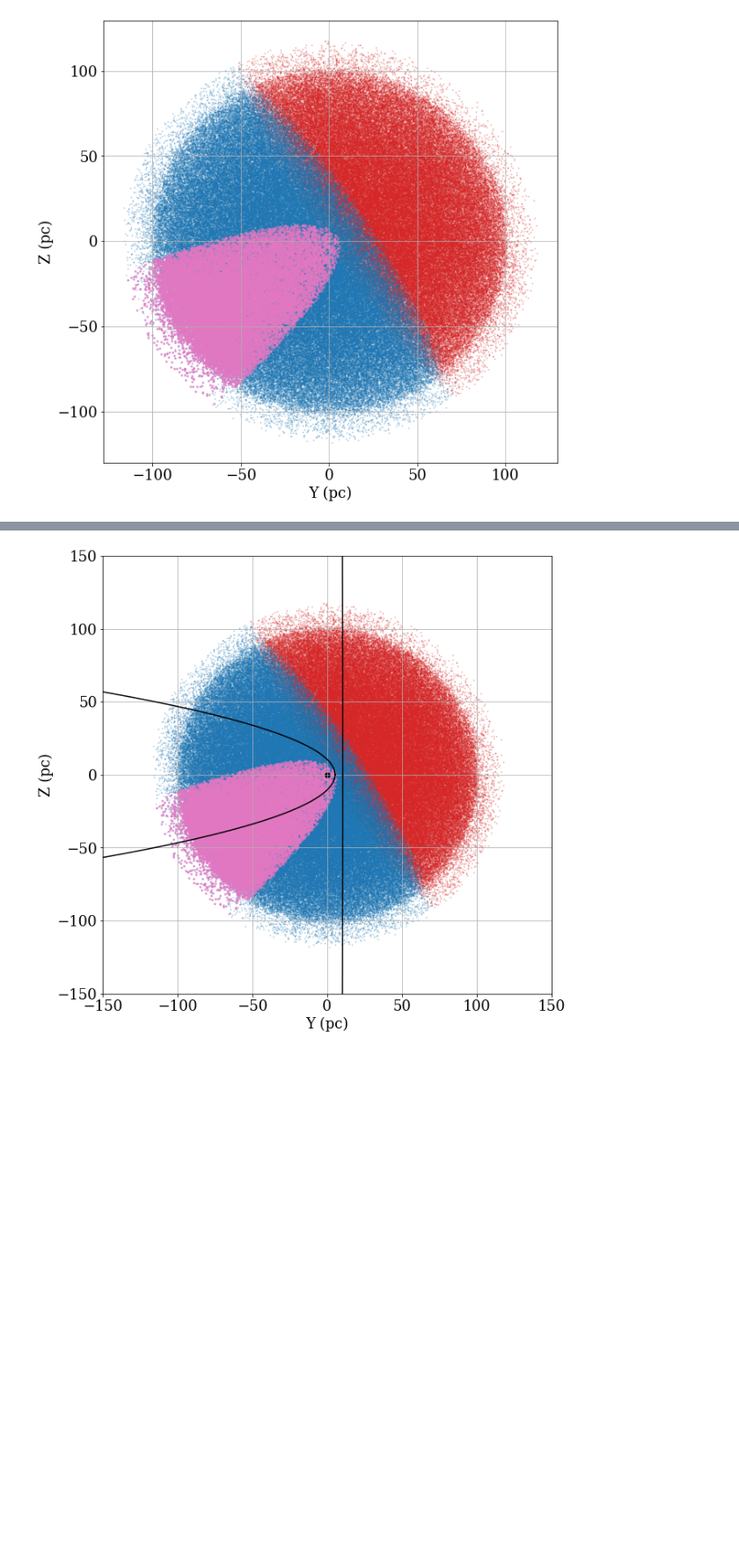
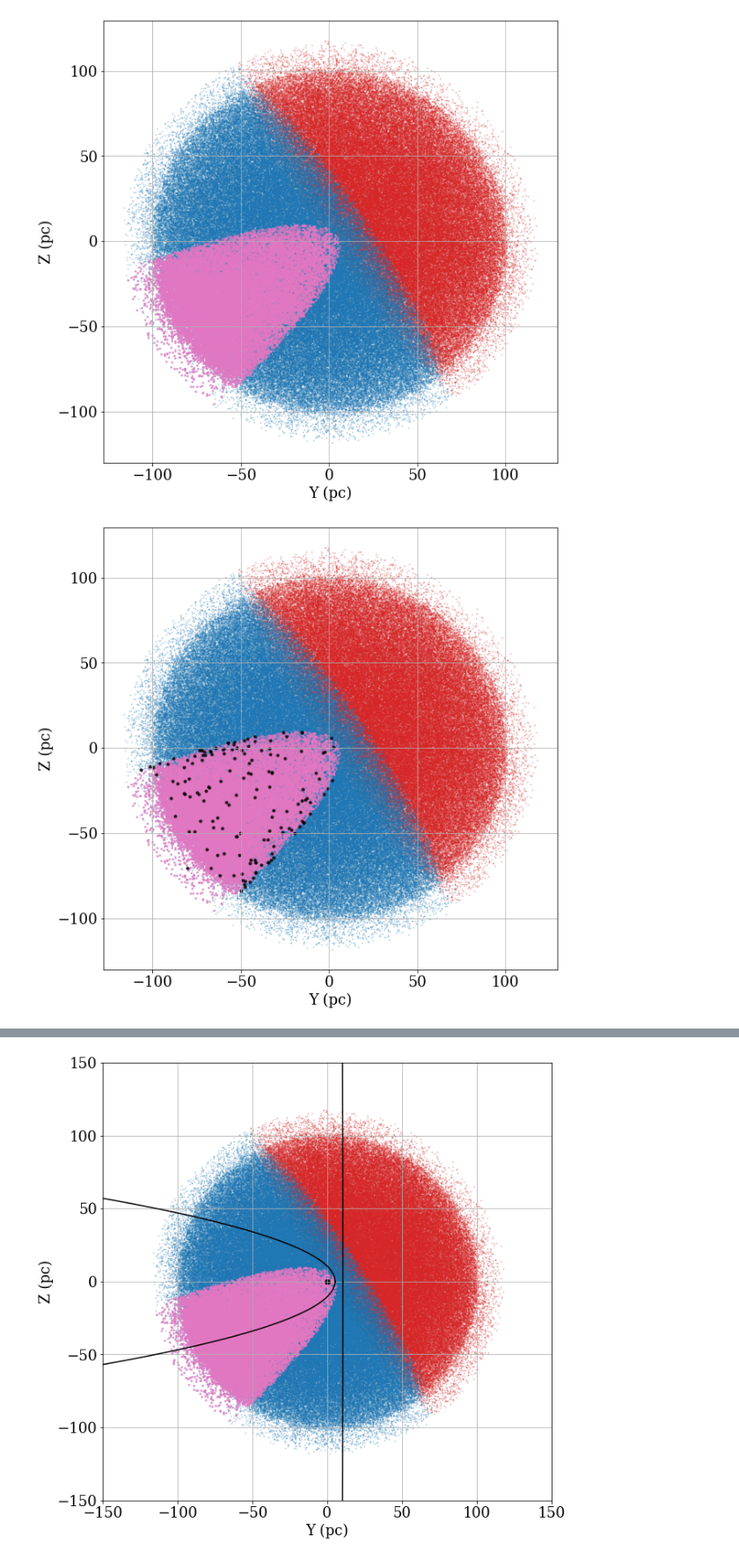
Before and after one commit to jradavenport/daen, a Jupyter notebook: code/GCNS_SN1987A.ipynb, the cells around one changed output, grey strips where cells are left out. Shown at 88% size. Saved outputs shown, nothing was run; the diff lists cells and outputs as text; code cells hidden in the pictures; blank space fills up the shorter version.

Commit message:
update a figure

```diff
--- a/code/GCNS_SN1987A.ipynb
+++ b/code/GCNS_SN1987A.ipynb
@@ -134,5 +134,18 @@ plt.savefig('GCNS_SN1987A.pdf', dpi=150, bbox_inches='tight', pad_inches=0.25)
 # %% [output]
 [figure]
+# %%
+plt.figure(figsize=(10,10))
+plt.scatter(GCNS['YCOORD_50'][SNNO], GCNS['ZCOORD_50'][SNNO], c='C3', s=1, alpha=0.25, rasterized=True)
+plt.scatter(GCNS['YCOORD_50'][SNYES],GCNS['ZCOORD_50'][SNYES], c='C0', s=1, alpha=0.25, rasterized=True)
+plt.scatter(GCNS['YCOORD_50'][EYES], GCNS['ZCOORD_50'][EYES], c='C6', s=4, alpha=0.5, rasterized=True)
+plt.scatter(GCNS['YCOORD_50'][OYES], GCNS['ZCOORD_50'][OYES], c='k', s=10, alpha=0.75, rasterized=True)
+
+plt.xlabel('Y (pc)')
+plt.ylabel('Z (pc)')
+plt.grid(True)
+plt.savefig('GCNS_SN1987A_on.png', dpi=150, bbox_inches='tight', pad_inches=0.25)
+# %% [output]
+[figure, added]
 # %%
 # functions for drawing ellipses and circles to scale, BUT NOT ROTATED
 # b/c I'm lazy...
```
Also changed, not shown: parts of 5 cells of this notebook.
